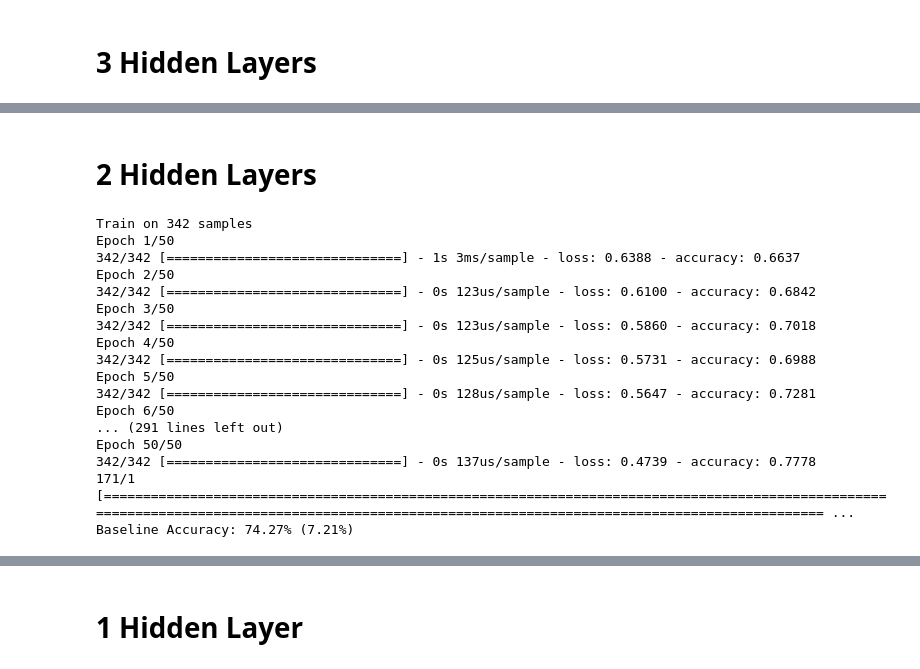
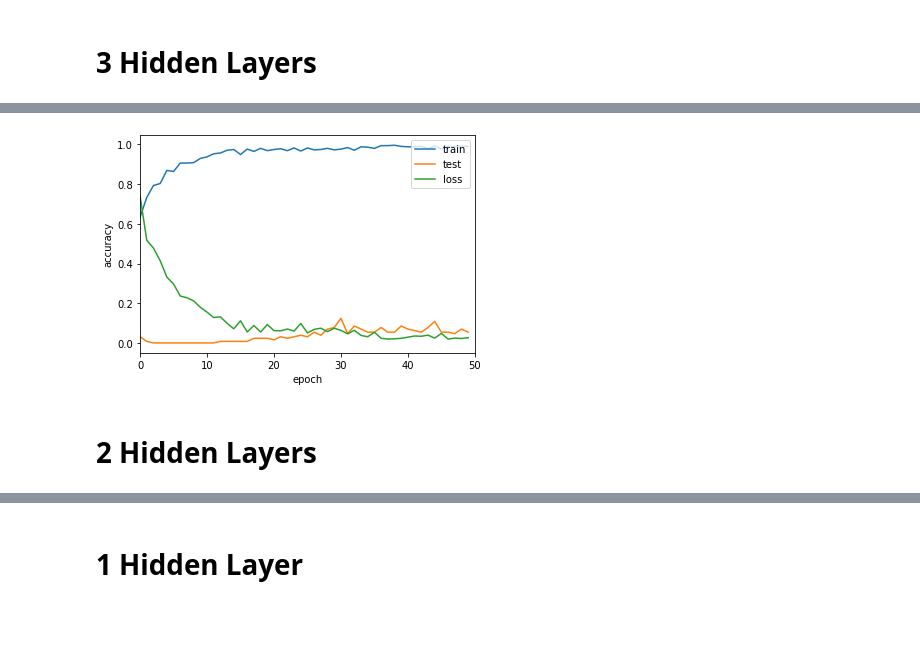
Before and after one commit to tig3r66/youreka_genes, a Jupyter notebook: src/nnet/layer_eval.ipynb, the cells around one changed output, grey strips where cells are left out. Saved outputs shown, nothing was run; the diff lists cells and outputs as text; code cells hidden in the pictures; blank space fills up the shorter version.

```diff
--- a/src/nnet/layer_eval.ipynb
+++ b/src/nnet/layer_eval.ipynb
@@ -127,17 +121,20 @@ print(confusion_matrix(y_test, y_pred))
 # %% [markdown]
 # 3 Hidden Layers
 # %%
-def create_model(optimizer='rmsprop',init='glorot_uniform', dropout=0.3):
+def create_model2(optimizer='rmsprop',init='glorot_uniform', dropout=0.3):
     model = Sequential()
     # adding layers and adding droplayers to avoid overfitting
     hidden_layers = len(selected_genes)
-    model.add(Dense(hidden_layers, activation='relu'))
+    model.add(BatchNormalization())
+    model.add(Dense(hidden_layers*1.5, activation='relu'))
     model.add(Dropout(dropout))
 
-    model.add(Dense((hidden_layers*0.5), activation='relu'))
+    model.add(BatchNormalization())
+    model.add(Dense((hidden_layers), activation='relu'))
     model.add(Dropout(dropout))
 
-    model.add(Dense((hidden_layers*0.25), activation='relu'))
+    model.add(BatchNormalization())
+    model.add(Dense((hidden_layers*0.5), activation='relu'))
     model.add(Dropout(dropout))
 
     model.add(Dense(1, activation='sigmoid'))
@@ -146,9 +143,9 @@ def create_model(optimizer='rmsprop',init='glorot_uniform', dropout=0.3):
     return model
 # %%
 # parameters selected from previous gridsearch
-model = KerasClassifier(build_fn=create_model, epochs=150, batch_size=32, optimizer='Adam',init='normal')
-kfold = KFold(n_splits=3, shuffle=True)
-results = cross_val_score(model, X_train, y_train, cv=kfold)
-print("Baseline Accuracy: %.2f%% (%.2f%%)" % (results.mean()*100, results.std()*100))
+model = KerasClassifier(build_fn=create_model2, epochs=50, batch_size=32, optimizer='Adam', init='normal')
+# kfold = KFold(n_splits=3, shuffle=True)
+# results = cross_val_score(model, X_train, y_train, cv=kfold)
+# print("Baseline Accuracy: %.2f%% (%.2f%%)" % (results.mean()*100, results.std()*100))
 # %% [output]
 Train on 342 samples
@@ -171,4 +168,4 @@ Baseline Accuracy: 69.01% (3.60%)
 # %%
-model.fit(X_train, y_train)
+history = model.fit(X_train, y_train, validation_data=(X_test, y_test), shuffle=True)
 y_pred = model.predict(X_test)
 # %% [output]
@@ -208,3 +205,14 @@ print(confusion_matrix(y_test, y_pred))
+# %%
+plt.plot(history.history['accuracy'])
+plt.plot(history.history['val_accuracy'])
+plt.plot(history.history['loss'])
+plt.ylabel('accuracy')
+plt.xlabel('epoch')
+plt.legend(['train', 'test', 'loss'], loc='upper right')
+plt.xlim(0, 50)
+plt.show()
+# %% [output]
+[figure, added]
 # %% [markdown]
 # 2 Hidden Layers
 # %%
@@ -224,28 +234,10 @@ def create_model(optimizer='rmsprop',init='glorot_uniform', dropout=0.3):
     return model
 # %%
 # parameters selected from previous gridsearch
-model = KerasClassifier(build_fn=create_model, epochs=50, batch_size=64, optimizer='Adagrad',init='uniform')
-kfold = KFold(n_splits=3, shuffle=True)
-results = cross_val_score(model, X_train, y_train, cv=kfold)
-print("Baseline Accuracy: %.2f%% (%.2f%%)" % (results.mean()*100, results.std()*100))
+model = KerasClassifier(build_fn=create_model, epochs=50, batch_size=32, optimizer='Adamax',init='uniform')
+# kfold = KFold(n_splits=3, shuffle=True)
+# results = cross_val_score(model, X_train, y_train, cv=kfold)
+# print("Baseline Accuracy: %.2f%% (%.2f%%)" % (results.mean()*100, results.std()*100))
-# %% [output]
-Train on 342 samples
-Epoch 1/50
-342/342 [==============================] - 1s 3ms/sample - loss: 0.6388 - accuracy: 0.6637
-Epoch 2/50
-342/342 [==============================] - 0s 123us/sample - loss: 0.6100 - accuracy: 0.6842
-Epoch 3/50
-342/342 [==============================] - 0s 123us/sample - loss: 0.5860 - accuracy: 0.7018
-Epoch 4/50
-342/342 [==============================] - 0s 125us/sample - loss: 0.5731 - accuracy: 0.6988
-Epoch 5/50
-342/342 [==============================] - 0s 128us/sample - loss: 0.5647 - accuracy: 0.7281
-Epoch 6/50
-... (291 lines left out)
-Epoch 50/50
-342/342 [==============================] - 0s 137us/sample - loss: 0.4739 - accuracy: 0.7778
-171/1 [================================================================================================================================================================================================= ...
-Baseline Accuracy: 74.27% (7.21%)
 # %%
 model.fit(X_train, y_train)
 y_pred = model.predict(X_test)
```
Also changed, not shown: parts of 20 cells of this notebook.
